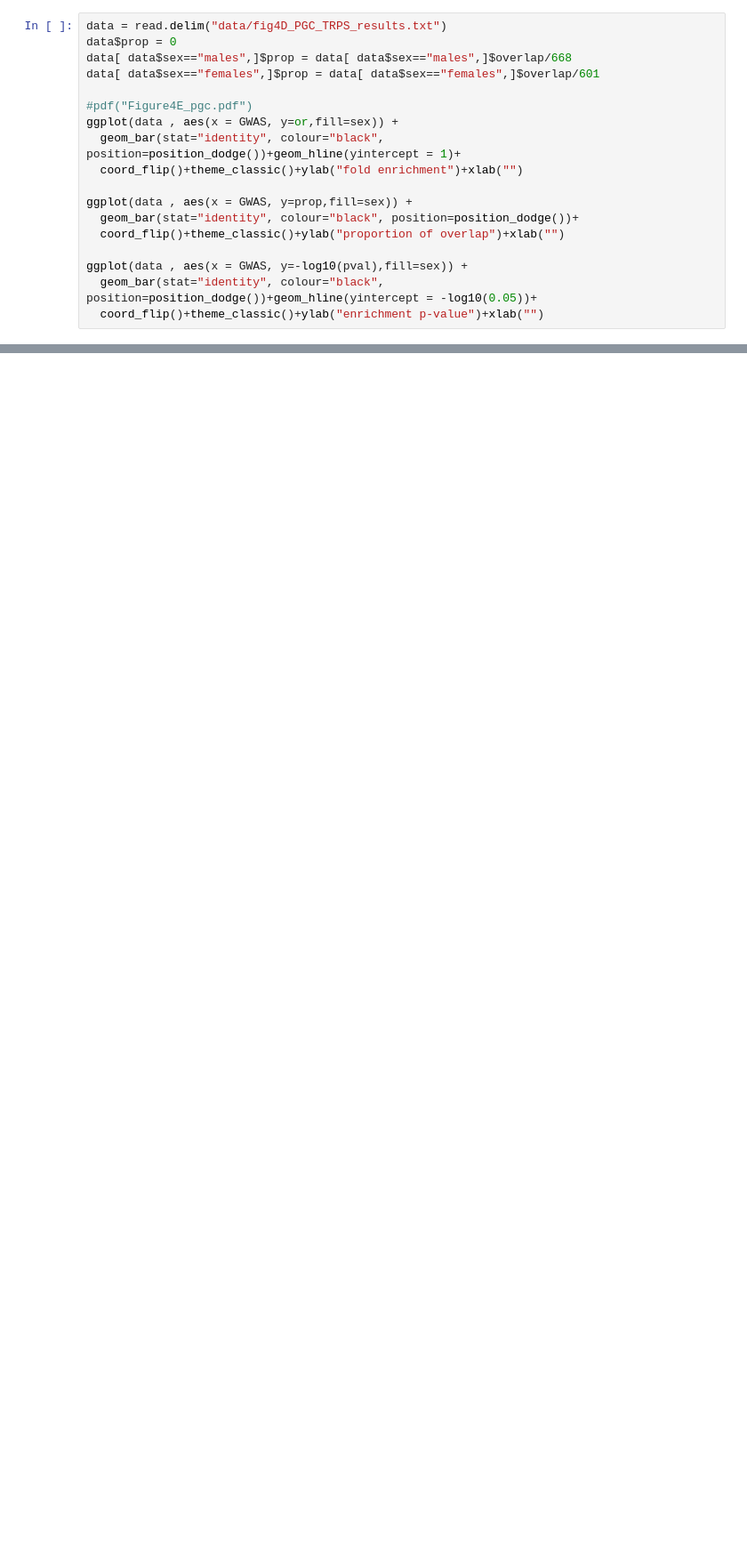
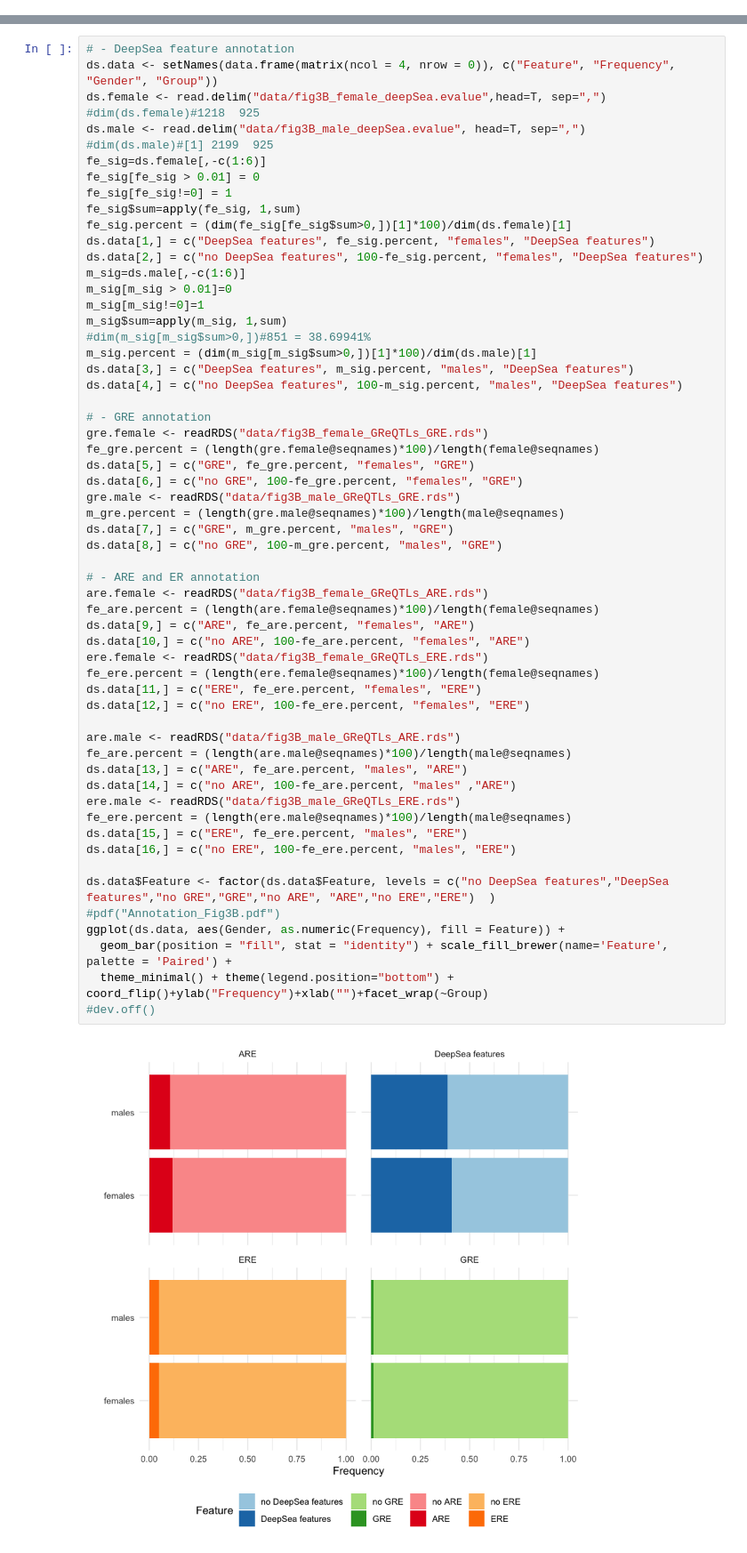
Before and after one commit to jArloth/Sex-Stratified-Analyses, a Jupyter notebook: Figure4.ipynb, the cells around one changed output, grey strips where cells are left out. Shown: that part at 89% size. Saved outputs shown, nothing was run; the diff lists cells and outputs as text; blank space fills up the shorter version.

```diff
--- a/Figure4.ipynb
+++ b/Figure4.ipynb
@@ -83,18 +0,0 @@ qplot(x =BSI_depression  , y = residuals,  facets = ~sex, data = cohort2.bsi,na.
-# %%
-data = read.delim("data/fig4D_PGC_TRPS_results.txt")
-data$prop = 0
-data[ data$sex=="males",]$prop = data[ data$sex=="males",]$overlap/668
-data[ data$sex=="females",]$prop = data[ data$sex=="females",]$overlap/601
-
-#pdf("Figure4E_pgc.pdf")
-ggplot(data , aes(x = GWAS, y=or,fill=sex)) +
-  geom_bar(stat="identity", colour="black", position=position_dodge())+geom_hline(yintercept = 1)+
-  coord_flip()+theme_classic()+ylab("fold enrichment")+xlab("")
-
-ggplot(data , aes(x = GWAS, y=prop,fill=sex)) +
-  geom_bar(stat="identity", colour="black", position=position_dodge())+
-  coord_flip()+theme_classic()+ylab("proportion of overlap")+xlab("")
-
-ggplot(data , aes(x = GWAS, y=-log10(pval),fill=sex)) +
-  geom_bar(stat="identity", colour="black", position=position_dodge())+geom_hline(yintercept = -log10(0.05))+
-  coord_flip()+theme_classic()+ylab("enrichment p-value")+xlab("")
@@ -104,0 +67,60 @@ ggplot(data , aes(x = GWAS, y=-log10(pval),fill=sex)) +
+# %%
+# - DeepSea feature annotation
+ds.data <- setNames(data.frame(matrix(ncol = 4, nrow = 0)), c("Feature", "Frequency", "Gender", "Group"))
+ds.female <- read.delim("data/fig3B_female_deepSea.evalue",head=T, sep=",")
+#dim(ds.female)#1218  925
+ds.male <- read.delim("data/fig3B_male_deepSea.evalue", head=T, sep=",")
+#dim(ds.male)#[1] 2199  925
+fe_sig=ds.female[,-c(1:6)]
+fe_sig[fe_sig > 0.01] = 0
+fe_sig[fe_sig!=0] = 1
+fe_sig$sum=apply(fe_sig, 1,sum)
+fe_sig.percent = (dim(fe_sig[fe_sig$sum>0,])[1]*100)/dim(ds.female)[1]
+ds.data[1,] = c("DeepSea features", fe_sig.percent, "females", "DeepSea features")
+ds.data[2,] = c("no DeepSea features", 100-fe_sig.percent, "females", "DeepSea features")
+m_sig=ds.male[,-c(1:6)]
+m_sig[m_sig > 0.01]=0
+m_sig[m_sig!=0]=1
+m_sig$sum=apply(m_sig, 1,sum)
+#dim(m_sig[m_sig$sum>0,])#851 = 38.69941%
+m_sig.percent = (dim(m_sig[m_sig$sum>0,])[1]*100)/dim(ds.male)[1]
+ds.data[3,] = c("DeepSea features", m_sig.percent, "males", "DeepSea features")
+ds.data[4,] = c("no DeepSea features", 100-m_sig.percent, "males", "DeepSea features")
+
+# - GRE annotation
+gre.female <- readRDS("data/fig3B_female_GReQTLs_GRE.rds")
+fe_gre.percent = (length(gre.female@seqnames)*100)/length(female@seqnames)
+ds.data[5,] = c("GRE", fe_gre.percent, "females", "GRE")
+ds.data[6,] = c("no GRE", 100-fe_gre.percent, "females", "GRE")
+gre.male <- readRDS("data/fig3B_male_GReQTLs_GRE.rds")
+m_gre.percent = (length(gre.male@seqnames)*100)/length(male@seqnames)
+ds.data[7,] = c("GRE", m_gre.percent, "males", "GRE")
+ds.data[8,] = c("no GRE", 100-m_gre.percent, "males", "GRE")
+
+# - ARE and ER annotation
+are.female <- readRDS("data/fig3B_female_GReQTLs_ARE.rds")
+fe_are.percent = (length(are.female@seqnames)*100)/length(female@seqnames)
+ds.data[9,] = c("ARE", fe_are.percent, "females", "ARE")
+ds.data[10,] = c("no ARE", 100-fe_are.percent, "females", "ARE")
+ere.female <- readRDS("data/fig3B_female_GReQTLs_ERE.rds")
+fe_ere.percent = (length(ere.female@seqnames)*100)/length(female@seqnames)
+ds.data[11,] = c("ERE", fe_ere.percent, "females", "ERE")
+ds.data[12,] = c("no ERE", 100-fe_ere.percent, "females", "ERE")
+
+are.male <- readRDS("data/fig3B_male_GReQTLs_ARE.rds")
+fe_are.percent = (length(are.male@seqnames)*100)/length(male@seqnames)
+ds.data[13,] = c("ARE", fe_are.percent, "males", "ARE")
+ds.data[14,] = c("no ARE", 100-fe_are.percent, "males" ,"ARE")
+ere.male <- readRDS("data/fig3B_male_GReQTLs_ERE.rds")
+fe_ere.percent = (length(ere.male@seqnames)*100)/length(male@seqnames)
+ds.data[15,] = c("ERE", fe_ere.percent, "males", "ERE")
+ds.data[16,] = c("no ERE", 100-fe_ere.percent, "males", "ERE")
+
+ds.data$Feature <- factor(ds.data$Feature, levels = c("no DeepSea features","DeepSea features","no GRE","GRE","no ARE", "ARE","no ERE","ERE")  )
+#pdf("Annotation_Fig3B.pdf")
+ggplot(ds.data, aes(Gender, as.numeric(Frequency), fill = Feature)) +
+  geom_bar(position = "fill", stat = "identity") + scale_fill_brewer(name='Feature', palette = 'Paired') +
+  theme_minimal() + theme(legend.position="bottom") + coord_flip()+ylab("Frequency")+xlab("")+facet_wrap(~Group)
+#dev.off()
+# %% [output]
+[figure, added]
```
Also changed, not shown: parts of 15 cells of this notebook, 25 other files.
